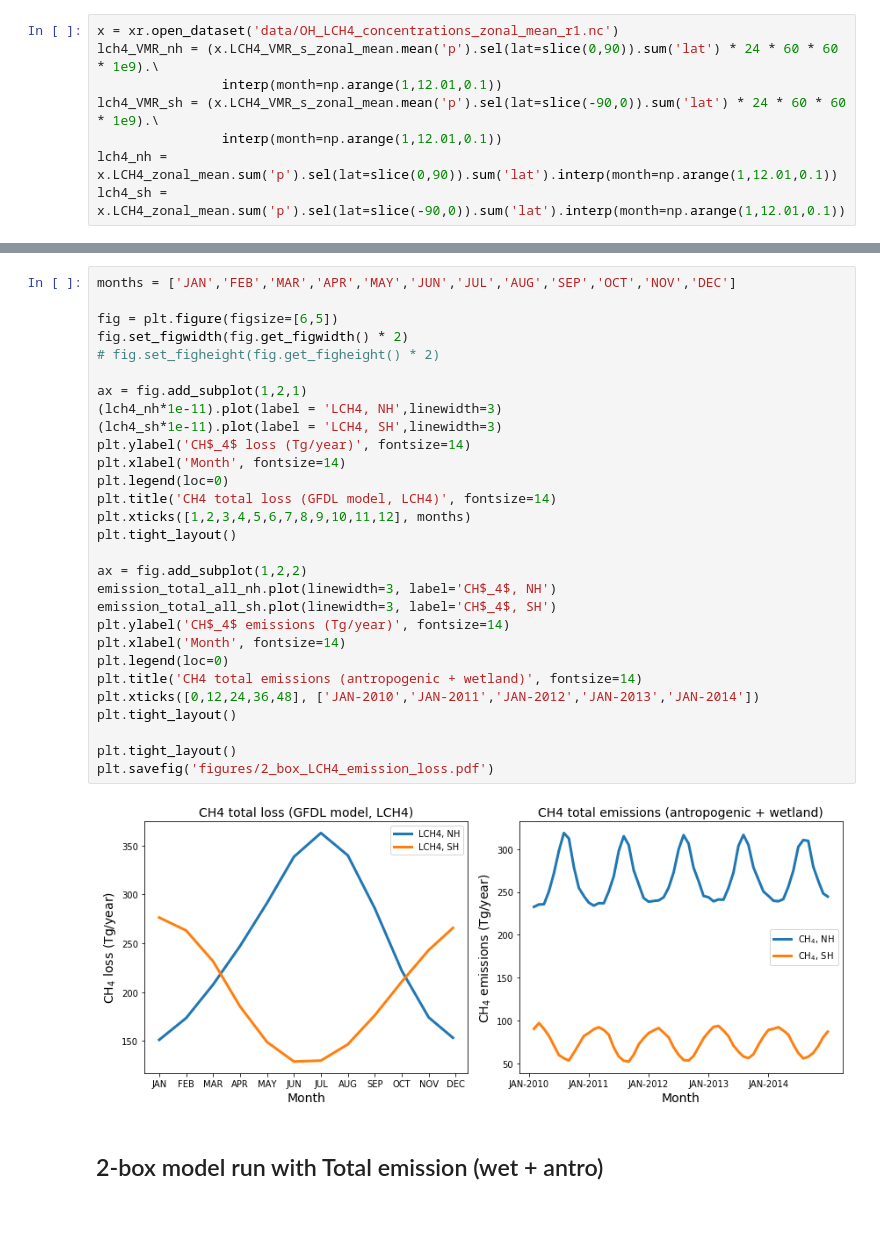
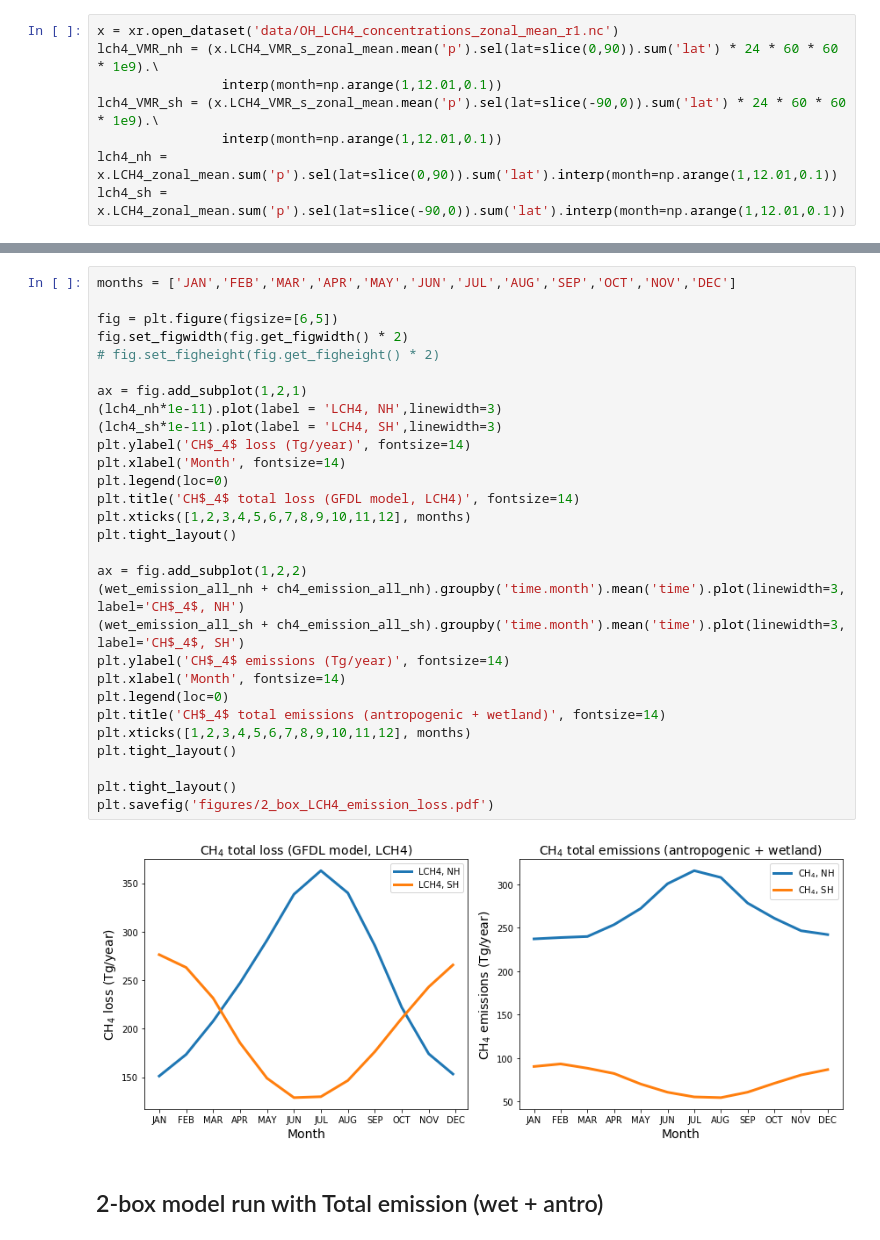
Before and after one commit to imitevski/ch4_box_model, a Jupyter notebook: 2_box_LCH4.ipynb, the cells around one changed output, grey strips where cells are left out. Drawn from its saved outputs; the diff is of its cells as text.

```diff
--- a/2_box_LCH4.ipynb
+++ b/2_box_LCH4.ipynb
@@ -47,34 +55,34 @@ lch4_sh = x.LCH4_zonal_mean.sum('p').sel(lat=slice(-90,0)).sum('lat').interp(mon
 # %%
 months = ['JAN','FEB','MAR','APR','MAY','JUN','JUL','AUG','SEP','OCT','NOV','DEC']
 
 fig = plt.figure(figsize=[6,5])
 fig.set_figwidth(fig.get_figwidth() * 2)
 # fig.set_figheight(fig.get_figheight() * 2)
 
 ax = fig.add_subplot(1,2,1)
 (lch4_nh*1e-11).plot(label = 'LCH4, NH',linewidth=3)
 (lch4_sh*1e-11).plot(label = 'LCH4, SH',linewidth=3)
 plt.ylabel('CH$_4$ loss (Tg/year)', fontsize=14)
 plt.xlabel('Month', fontsize=14)
 plt.legend(loc=0)
-plt.title('CH4 total loss (GFDL model, LCH4)', fontsize=14)
+plt.title('CH$_4$ total loss (GFDL model, LCH4)', fontsize=14)
 plt.xticks([1,2,3,4,5,6,7,8,9,10,11,12], months)
 plt.tight_layout()
 
 ax = fig.add_subplot(1,2,2)
-emission_total_all_nh.plot(linewidth=3, label='CH$_4$, NH')
-emission_total_all_sh.plot(linewidth=3, label='CH$_4$, SH')
+(wet_emission_all_nh + ch4_emission_all_nh).groupby('time.month').mean('time').plot(linewidth=3, label='CH$_4$, NH')
+(wet_emission_all_sh + ch4_emission_all_sh).groupby('time.month').mean('time').plot(linewidth=3, label='CH$_4$, SH')
 plt.ylabel('CH$_4$ emissions (Tg/year)', fontsize=14)
 plt.xlabel('Month', fontsize=14)
 plt.legend(loc=0)
-plt.title('CH4 total emissions (antropogenic + wetland)', fontsize=14)
-plt.xticks([0,12,24,36,48], ['JAN-2010','JAN-2011','JAN-2012','JAN-2013','JAN-2014'])
+plt.title('CH$_4$ total emissions (antropogenic + wetland)', fontsize=14)
+plt.xticks([1,2,3,4,5,6,7,8,9,10,11,12], months)
 plt.tight_layout()
 
 plt.tight_layout()
 plt.savefig('figures/2_box_LCH4_emission_loss.pdf')
 # %% [output]
-[figure, old version]
+[figure, new version]
 # %% [markdown]
  ## 2-box model run with Total emission (wet + antro)
 # %%
```
Also changed, not shown: parts of 3 cells of this notebook, 26 other files.
